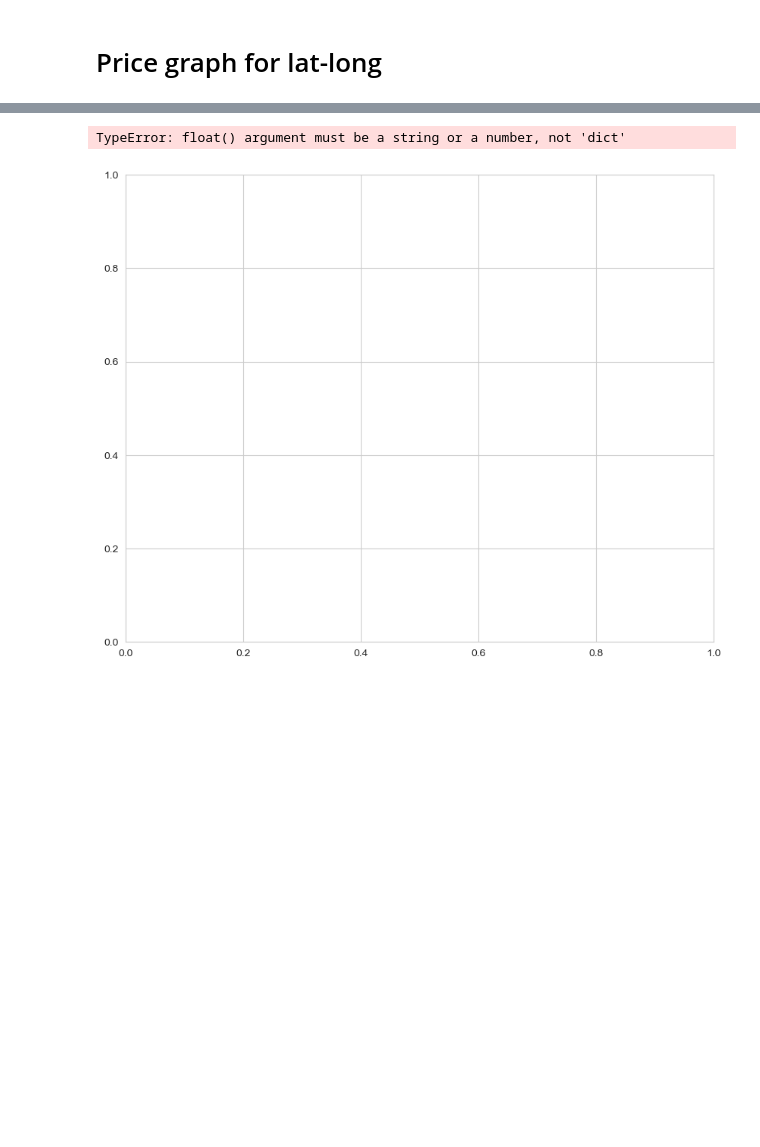
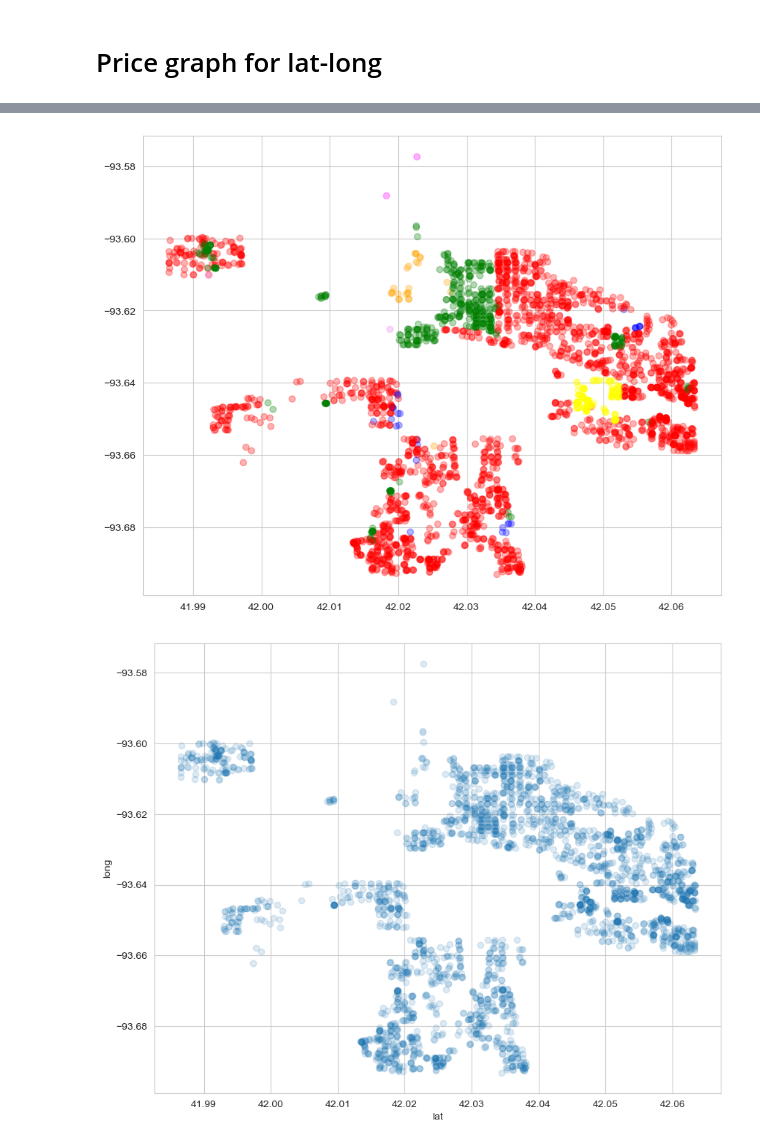
Before and after one commit to davide-tonetto-884585/House-Sale-Price-Prediction, a Jupyter notebook: script.ipynb, the cells around one changed output, grey strips where cells are left out. Cells and saved outputs as stored; diff of their text form; code cells hidden in the pictures; blank space fills up the shorter version.

Commit message:
New plot zoning

```diff
--- a/script.ipynb
+++ b/script.ipynb
@@ -253,32 +255,29 @@ Text(0, 0.5, 'Sale_Price')
 # %%
 fig, axs = plt.subplots(figsize=(10, 8))
 
 pos = plt.scatter(data.Latitude, data.Longitude, c = data.Sale_Price, cmap="viridis", alpha=0.3)
 fig.colorbar(pos)
 plt.savefig('./plots/books_read.png')
 plt.show()
 
 fig, axs = plt.subplots(figsize=(10, 8))
 
-cmap = plt.get_cmap('cool')
-colors = cmap(np.linspace(0, 1, len(data.MS_Zoning)))
-clr = {data.MS_Zoning[i]: colors[i] for i in range(len(data.MS_Zoning))}
+clr = {b'Residential_Low_Density': 'red', b'Residential_Medium_Density': 'green', b'Floating_Village_Residential':'yellow', b'Residential_High_Density':'blue', b'C_all':'orange', b'I_all':'magenta',b'A_agr':'violet'}
 
-pos = plt.scatter(data.Latitude, data.Longitude, c = clr, cmap="viridis", alpha=0.3)
-fig.colorbar(pos)
+pos = plt.scatter(data.Latitude, data.Longitude, c = data.MS_Zoning.map(clr), alpha=0.3)
 plt.savefig('./plots/books_read.png')
 plt.show()
 
 fig, axs = plt.subplots(figsize=(10, 8))
 
 axs.plot(data.Latitude, data.Longitude, 'o', alpha=0.15)
 axs.set_xlabel('lat')
 axs.set_ylabel('long')
 plt.show()
 # %% [output]
 [figure]
-TypeError: float() argument must be a string or a number, not 'dict'
-[figure, old version]
+[figure, new version]
+[figure, added]
 # %%
 sns.jointplot(
     data=data,
```
Also changed, not shown: parts of 3 cells of this notebook, 1 other file.
